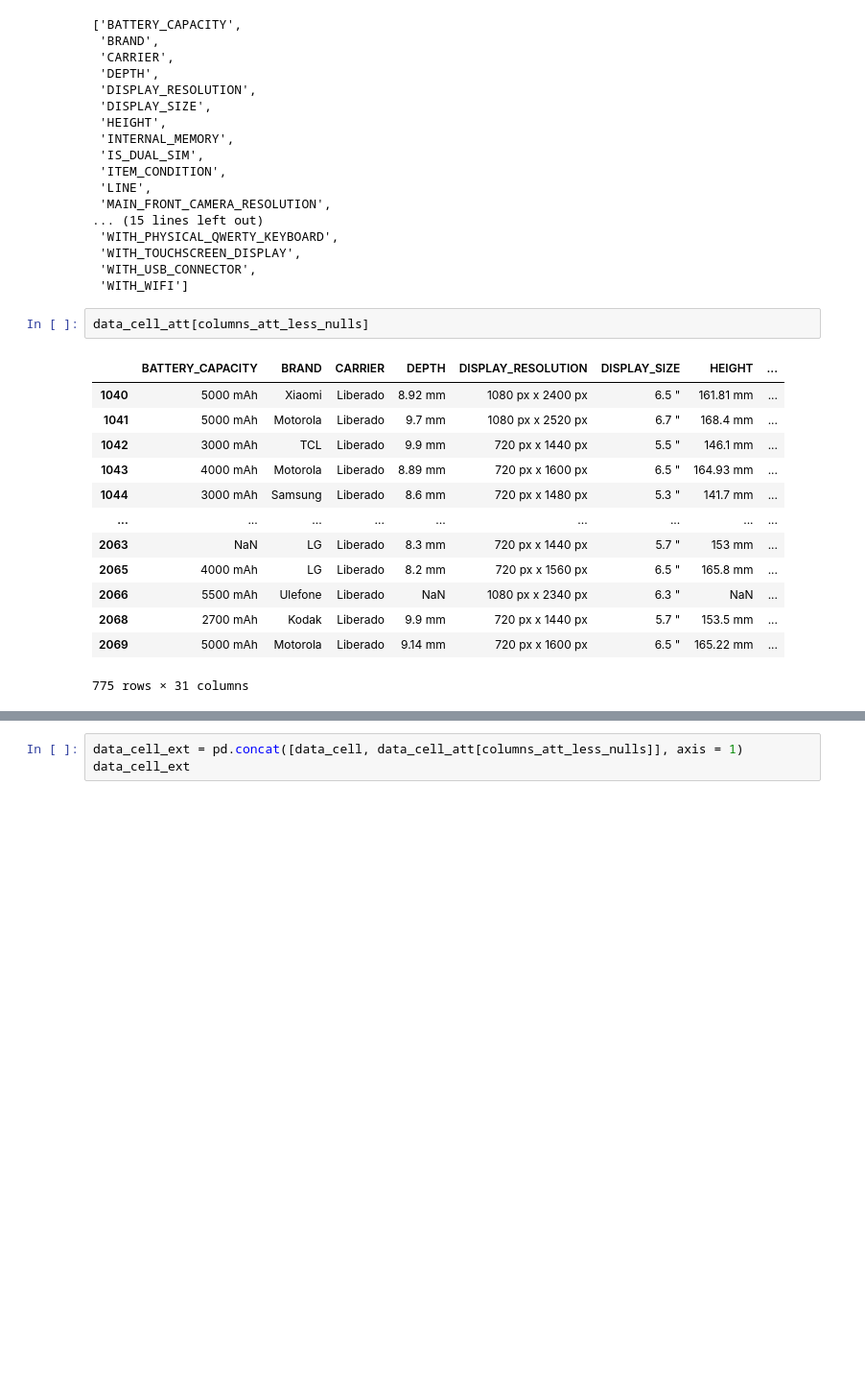
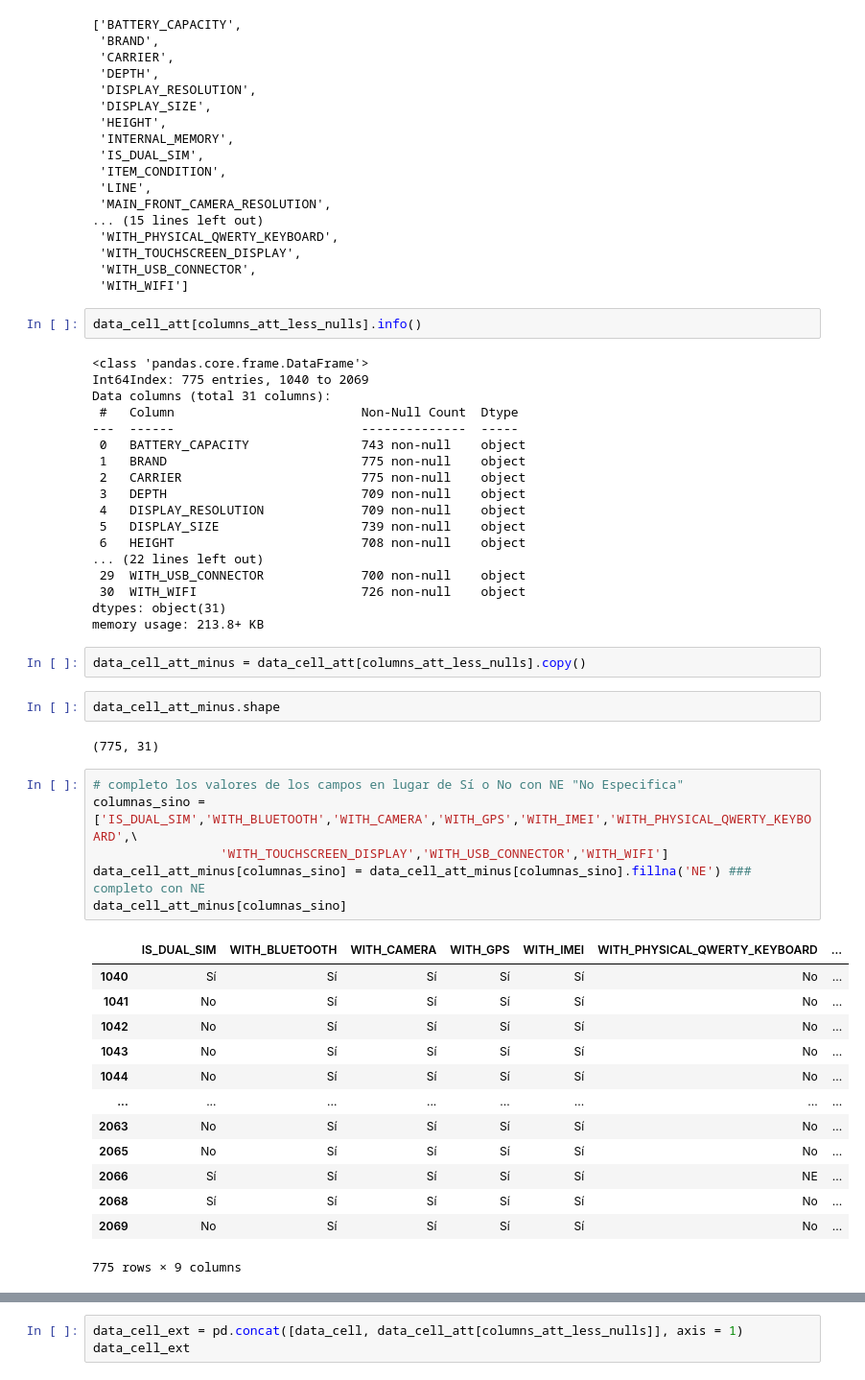
Before and after one commit to Mattzvl/EDA_API_ML, a Jupyter notebook: EDA_API_MELI_partII.ipynb, the cells around one changed output, grey strips where cells are left out. Shown: that part at 96% size. Drawn from its saved outputs; the diff is of its cells as text; blank space fills up the shorter version.

```diff
--- a/EDA_API_MELI_partII.ipynb
+++ b/EDA_API_MELI_partII.ipynb
@@ -1446,18 +1446,48 @@ columns_att_less_nulls
  'WITH_USB_CONNECTOR',
  'WITH_WIFI']
 # %%
-data_cell_att[columns_att_less_nulls]
+data_cell_att[columns_att_less_nulls].info()
 # %% [output]
-|  | BATTERY_CAPACITY | BRAND | CARRIER | DEPTH | DISPLAY_RESOLUTION | DISPLAY_SIZE | HEIGHT | ... |
-| 1040 | 5000 mAh | Xiaomi | Liberado | 8.92 mm | 1080 px x 2400 px | 6.5 " | 161.81 mm | ... |
-| 1041 | 5000 mAh | Motorola | Liberado | 9.7 mm | 1080 px x 2520 px | 6.7 " | 168.4 mm | ... |
-| 1042 | 3000 mAh | TCL | Liberado | 9.9 mm | 720 px x 1440 px | 5.5 " | 146.1 mm | ... |
-| 1043 | 4000 mAh | Motorola | Liberado | 8.89 mm | 720 px x 1600 px | 6.5 " | 164.93 mm | ... |
-| 1044 | 3000 mAh | Samsung | Liberado | 8.6 mm | 720 px x 1480 px | 5.3 " | 141.7 mm | ... |
-| ... | ... | ... | ... | ... | ... | ... | ... | ... |
-| 2063 | NaN | LG | Liberado | 8.3 mm | 720 px x 1440 px | 5.7 " | 153 mm | ... |
-| 2065 | 4000 mAh | LG | Liberado | 8.2 mm | 720 px x 1560 px | 6.5 " | 165.8 mm | ... |
-| 2066 | 5500 mAh | Ulefone | Liberado | NaN | 1080 px x 2340 px | 6.3 " | NaN | ... |
-| 2068 | 2700 mAh | Kodak | Liberado | 9.9 mm | 720 px x 1440 px | 5.7 " | 153.5 mm | ... |
-| 2069 | 5000 mAh | Motorola | Liberado | 9.14 mm | 720 px x 1600 px | 6.5 " | 165.22 mm | ... |
-775 rows × 31 columns
+<class 'pandas.core.frame.DataFrame'>
+Int64Index: 775 entries, 1040 to 2069
+Data columns (total 31 columns):
+ #   Column                         Non-Null Count  Dtype
+---  ------                         --------------  -----
+ 0   BATTERY_CAPACITY               743 non-null    object
+ 1   BRAND                          775 non-null    object
+ 2   CARRIER                        775 non-null    object
+ 3   DEPTH                          709 non-null    object
+ 4   DISPLAY_RESOLUTION             709 non-null    object
+ 5   DISPLAY_SIZE                   739 non-null    object
+ 6   HEIGHT                         708 non-null    object
+... (22 lines left out)
+ 29  WITH_USB_CONNECTOR             700 non-null    object
+ 30  WITH_WIFI                      726 non-null    object
+dtypes: object(31)
+memory usage: 213.8+ KB
+# %%
+data_cell_att_minus = data_cell_att[columns_att_less_nulls].copy()
+# %%
+data_cell_att_minus.shape
+# %% [output]
+(775, 31)
+# %%
+# completo los valores de los campos en lugar de Sí o No con NE "No Especifica"
+columnas_sino = ['IS_DUAL_SIM','WITH_BLUETOOTH','WITH_CAMERA','WITH_GPS','WITH_IMEI','WITH_PHYSICAL_QWERTY_KEYBOARD',\
+                 'WITH_TOUCHSCREEN_DISPLAY','WITH_USB_CONNECTOR','WITH_WIFI']
+data_cell_att_minus[columnas_sino] = data_cell_att_minus[columnas_sino].fillna('NE') ### completo con NE
+data_cell_att_minus[columnas_sino]
+# %% [output]
+|  | IS_DUAL_SIM | WITH_BLUETOOTH | WITH_CAMERA | WITH_GPS | WITH_IMEI | WITH_PHYSICAL_QWERTY_KEYBOARD | ... |
+| 1040 | Sí | Sí | Sí | Sí | Sí | No | ... |
+| 1041 | No | Sí | Sí | Sí | Sí | No | ... |
+| 1042 | No | Sí | Sí | Sí | Sí | No | ... |
+| 1043 | No | Sí | Sí | Sí | Sí | No | ... |
+| 1044 | No | Sí | Sí | Sí | Sí | No | ... |
+| ... | ... | ... | ... | ... | ... | ... | ... |
+| 2063 | No | Sí | Sí | Sí | Sí | No | ... |
+| 2065 | No | Sí | Sí | Sí | Sí | No | ... |
+| 2066 | Sí | Sí | Sí | Sí | Sí | NE | ... |
+| 2068 | Sí | Sí | Sí | Sí | Sí | No | ... |
+| 2069 | No | Sí | Sí | Sí | Sí | No | ... |
+775 rows × 9 columns
```
Also changed, not shown: parts of 9 cells of this notebook.
